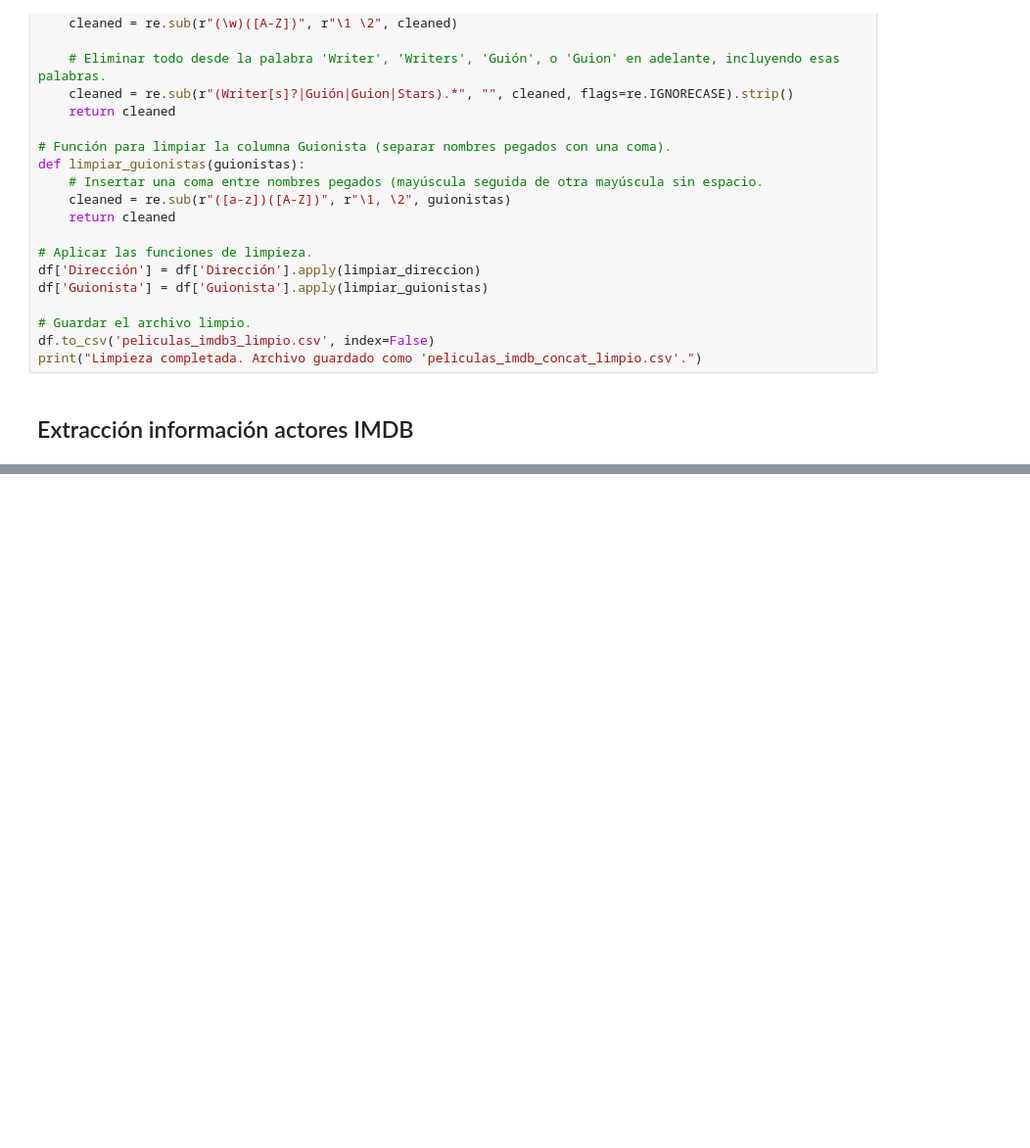
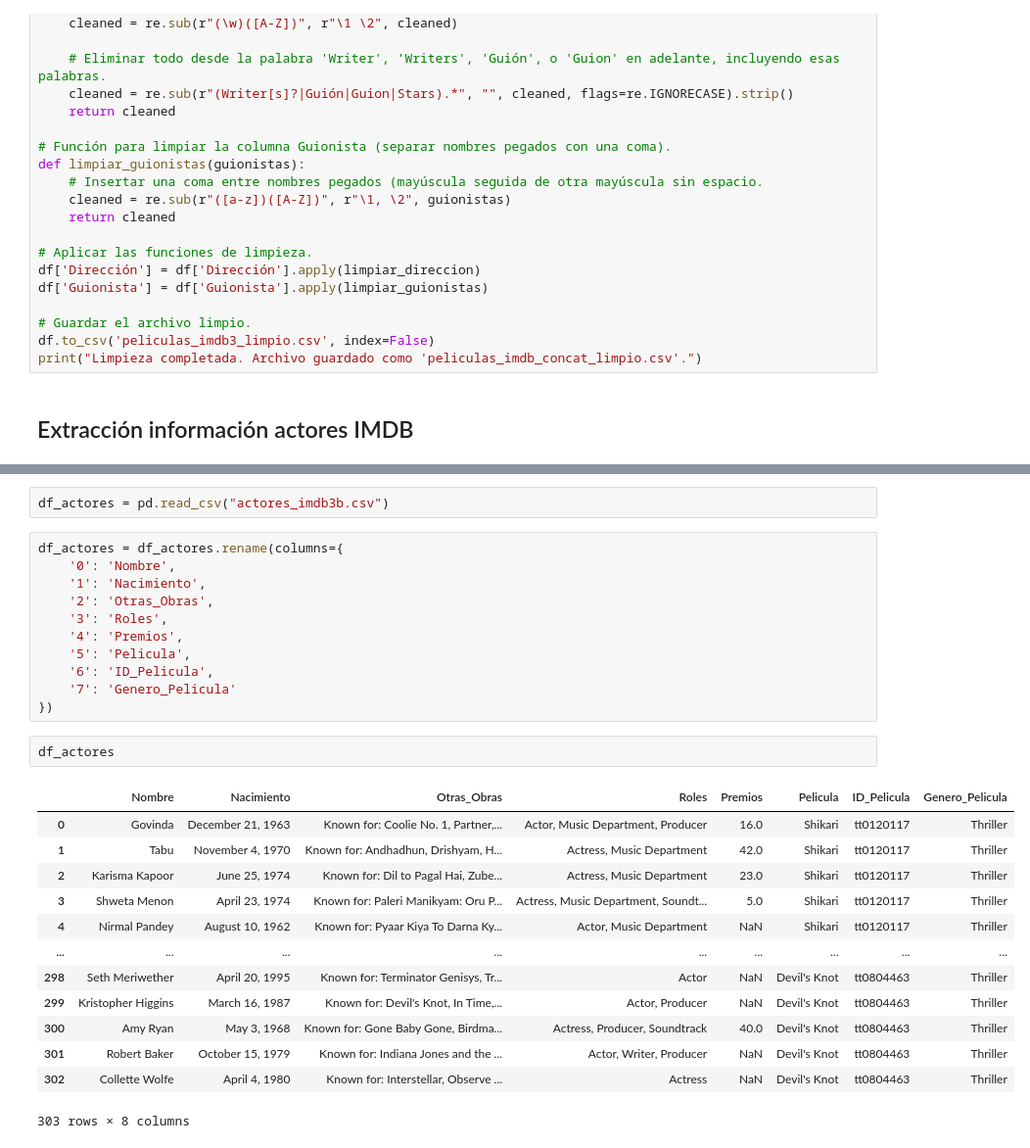
Before and after one commit to mariaie896/proyecto-da-promo-j-modulo-2-team-cinema-data, a Jupyter notebook: fase1_sprint2_API_Selenium_movies_actores.ipynb, the cells around one changed output, grey strips where cells are left out. Shown at 98% size. Saved outputs shown, nothing was run; the diff lists cells and outputs as text; blank space fills up the shorter version.

```diff
--- a/fase1_sprint2_API_Selenium_movies_actores.ipynb
+++ b/fase1_sprint2_API_Selenium_movies_actores.ipynb
@@ -518,0 +523,29 @@ datos_actores_imdb
+# %%
+df_actores = pd.read_csv("actores_imdb3b.csv")
+# %%
+df_actores = df_actores.rename(columns={
+    '0': 'Nombre',
+    '1': 'Nacimiento',
+    '2': 'Otras_Obras',
+    '3': 'Roles',
+    '4': 'Premios',
+    '5': 'Pelicula',
+    '6': 'ID_Pelicula',
+    '7': 'Genero_Pelicula'
+})
+# %%
+df_actores
+# %% [output]
+|  | Nombre | Nacimiento | Otras_Obras | Roles | Premios | Pelicula | ID_Pelicula | Genero_Pelicula |
+| 0 | Govinda | December 21, 1963 | Known for: Coolie No. 1, Partner,... | Actor, Music Department, Producer | 16.0 | Shikari | tt0120117 | Thriller |
+| 1 | Tabu | November 4, 1970 | Known for: Andhadhun, Drishyam, H... | Actress, Music Department | 42.0 | Shikari | tt0120117 | Thriller |
+| 2 | Karisma Kapoor | June 25, 1974 | Known for: Dil to Pagal Hai, Zube... | Actress, Music Department | 23.0 | Shikari | tt0120117 | Thriller |
+| 3 | Shweta Menon | April 23, 1974 | Known for: Paleri Manikyam: Oru P... | Actress, Music Department, Soundt... | 5.0 | Shikari | tt0120117 | Thriller |
+| 4 | Nirmal Pandey | August 10, 1962 | Known for: Pyaar Kiya To Darna Ky... | Actor, Music Department | NaN | Shikari | tt0120117 | Thriller |
+| ... | ... | ... | ... | ... | ... | ... | ... | ... |
+| 298 | Seth Meriwether | April 20, 1995 | Known for: Terminator Genisys, Tr... | Actor | NaN | Devil's Knot | tt0804463 | Thriller |
+| 299 | Kristopher Higgins | March 16, 1987 | Known for: Devil's Knot, In Time,... | Actor, Producer | NaN | Devil's Knot | tt0804463 | Thriller |
+| 300 | Amy Ryan | May 3, 1968 | Known for: Gone Baby Gone, Birdma... | Actress, Producer, Soundtrack | 40.0 | Devil's Knot | tt0804463 | Thriller |
+| 301 | Robert Baker | October 15, 1979 | Known for: Indiana Jones and the ... | Actor, Writer, Producer | NaN | Devil's Knot | tt0804463 | Thriller |
+| 302 | Collette Wolfe | April 4, 1980 | Known for: Interstellar, Observe ... | Actress | NaN | Devil's Knot | tt0804463 | Thriller |
+303 rows × 8 columns
```
Also changed, not shown: parts of 13 cells of this notebook.
